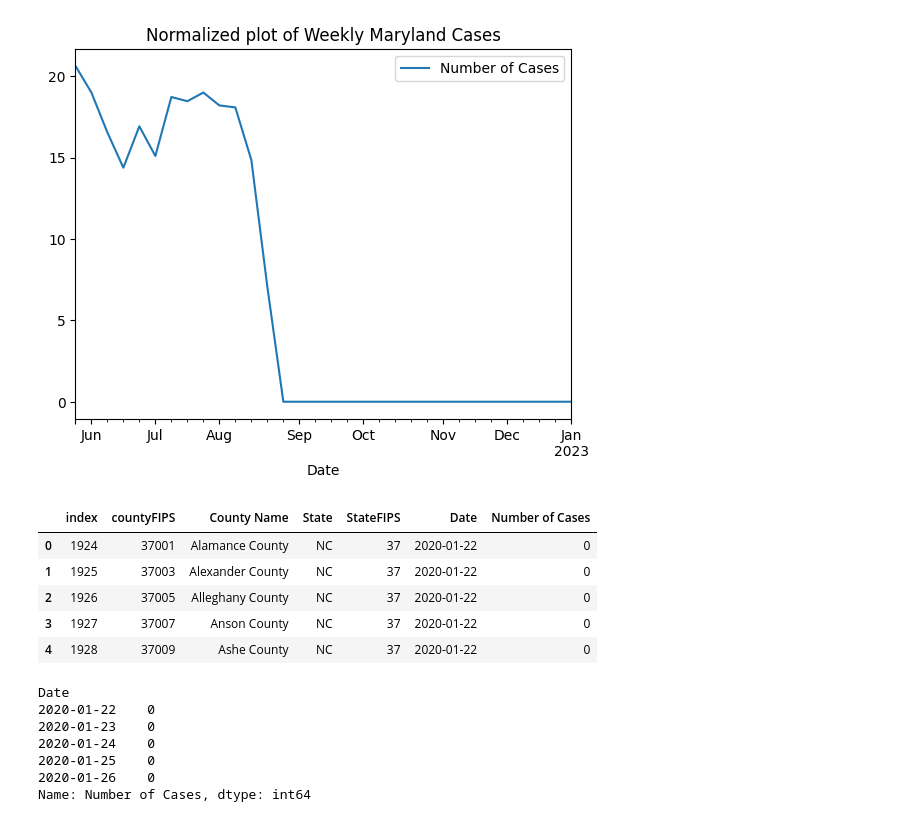
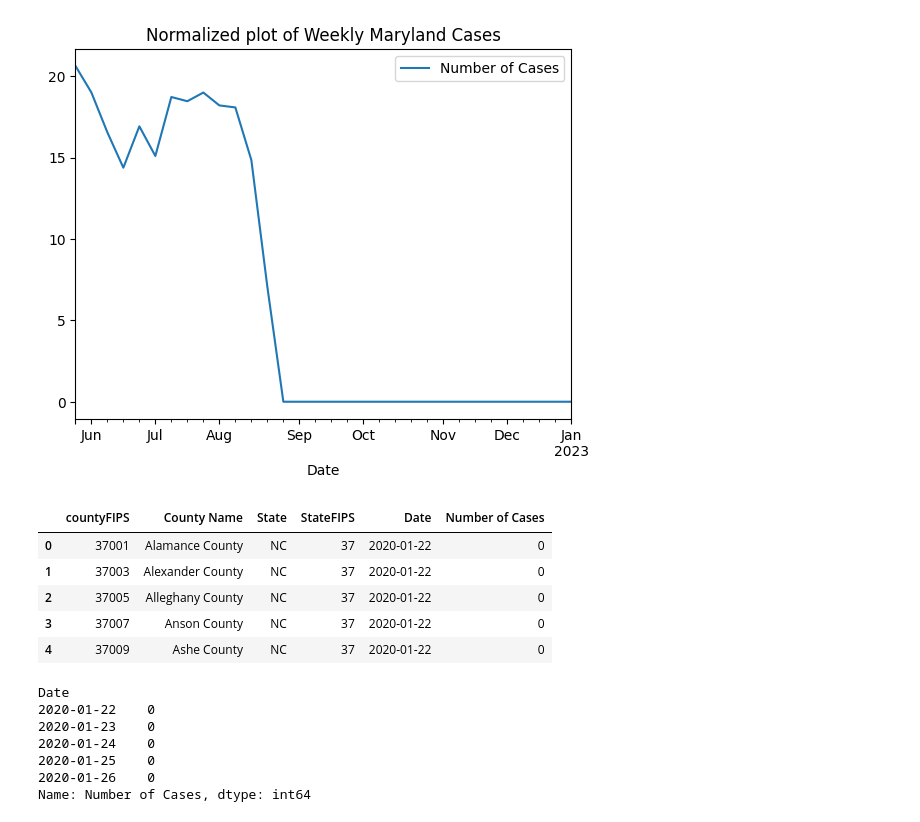
Before and after one commit to AshritaD/Ferocious5_CS605, a Jupyter notebook: Member/AnkithaChavan/src/Stage2_Task2_Cases-.ipynb, the cells around one changed output. Drawn from its saved outputs; the diff is of its cells as text; code cells hidden in the pictures.

```diff
--- a/Member/AnkithaChavan/src/Stage2_Task2_Cases-.ipynb
+++ b/Member/AnkithaChavan/src/Stage2_Task2_Cases-.ipynb
@@ -851,14 +855,15 @@ normalized_weekly_cases_sum_selected_state_given_range_MD.plot(x='Date', y='Numb
 [figure]
 # %%
 cases_selected_state_NC = cases_transpose[cases_transpose["State"] == selected_state_NC].reset_index()
+del cases_selected_state_NC[cases_selected_state_NC.columns[0]]
 cases_selected_state_NC.head()
 # %% [output]
-|  | index | countyFIPS | County Name | State | StateFIPS | Date | Number of Cases |
-| 0 | 1924 | 37001 | Alamance County | NC | 37 | 2020-01-22 | 0 |
-| 1 | 1925 | 37003 | Alexander County | NC | 37 | 2020-01-22 | 0 |
-| 2 | 1926 | 37005 | Alleghany County | NC | 37 | 2020-01-22 | 0 |
-| 3 | 1927 | 37007 | Anson County | NC | 37 | 2020-01-22 | 0 |
-| 4 | 1928 | 37009 | Ashe County | NC | 37 | 2020-01-22 | 0 |
+|  | countyFIPS | County Name | State | StateFIPS | Date | Number of Cases |
+| 0 | 37001 | Alamance County | NC | 37 | 2020-01-22 | 0 |
+| 1 | 37003 | Alexander County | NC | 37 | 2020-01-22 | 0 |
+| 2 | 37005 | Alleghany County | NC | 37 | 2020-01-22 | 0 |
+| 3 | 37007 | Anson County | NC | 37 | 2020-01-22 | 0 |
+| 4 | 37009 | Ashe County | NC | 37 | 2020-01-22 | 0 |
 # %%
 #For the selected state Albama summing the deaths per day of all the counties.
 cases_selected_state_daily_NC = cases_selected_state_NC.groupby('Date')['Number of Cases'].sum()
```
Also changed, not shown: parts of 12 cells of this notebook, 12 other files.
